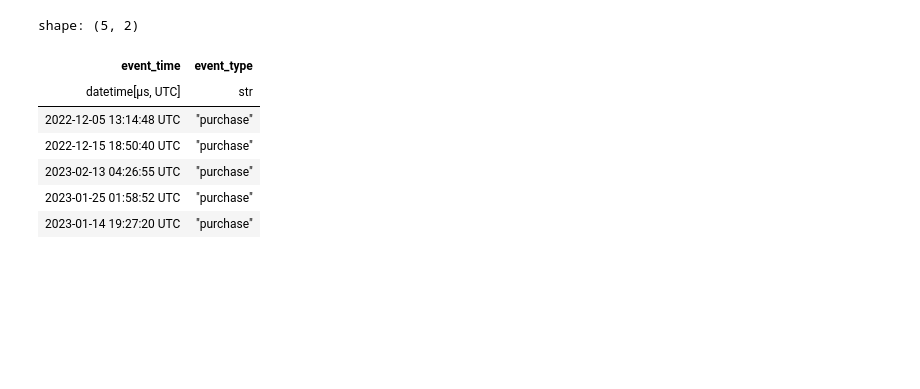
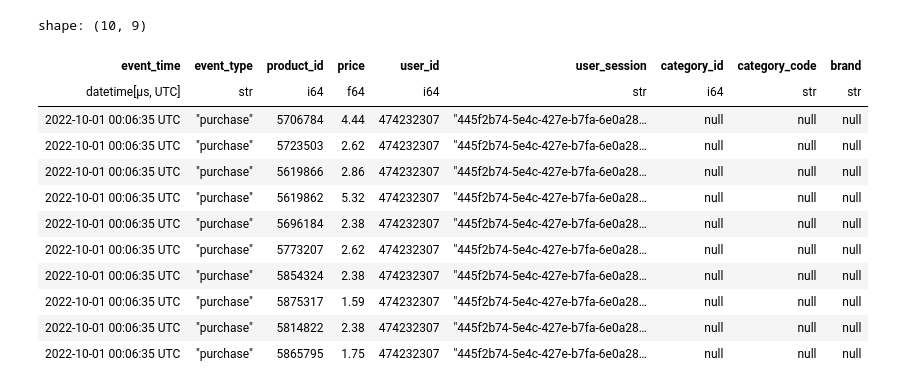
Before and after one commit to Numbersdontlie/Data-Science-Piscine, a Jupyter notebook: day3/ex01/ex01.ipynb, the cells around one changed output. Drawn from its saved outputs; the diff is of its cells as text; code cells hidden in the pictures; blank space fills up the shorter version.

```diff
--- a/day3/ex01/ex01.ipynb
+++ b/day3/ex01/ex01.ipynb
@@ -12,21 +29,35 @@ import vegafusion as vf
 # %%
-user = os.getenv('POSTGRES_USER')
-password = os.getenv('POSTGRES_PASSWORD')
-host = os.getenv('DB_HOST')
-port = os.getenv('DB_PORT')
-dbname = os.getenv('POSTGRES_DB')
-
-uri = f"postgresql://{user}:{password}@{host}:{port}/{dbname}"
-
-df_purchase = pl.read_database_uri("SELECT event_time, event_type FROM customers WHERE event_type LIKE 'purchase';", uri)
+# generate the dataframe
+with psycopg2.connect(
+    user=user,
+    password=password,
+    host=host,
+    port=port,
+    dbname=dbname,
+) as conn:
+    df_purchase = pl.read_database(
+        query,
+        conn,
+        infer_schema_length=10_000,
+        schema_overrides={
+            "product_id": pl.Int64,
+            "user_id": pl.Int64,
+            "price": pl.Float64,
+        },
+    )
 # %%
-df_purchase.head()
+df_purchase.head(10)
 # %% [output]
-shape: (5, 2)
+shape: (10, 9)
-| event_time | event_type |
-| datetime[μs, UTC] | str |
-| 2022-12-05 13:14:48 UTC | "purchase" |
-| 2022-12-15 18:50:40 UTC | "purchase" |
-| 2023-02-13 04:26:55 UTC | "purchase" |
-| 2023-01-25 01:58:52 UTC | "purchase" |
-| 2023-01-14 19:27:20 UTC | "purchase" |
+| event_time | event_type | product_id | price | user_id | user_session | category_id | category_code | brand |
+| datetime[μs, UTC] | str | i64 | f64 | i64 | str | i64 | str | str |
+| 2022-10-01 00:06:35 UTC | "purchase" | 5706784 | 4.44 | 474232307 | "445f2b74-5e4c-427e-b7fa-6e0a28… | null | null | null |
+| 2022-10-01 00:06:35 UTC | "purchase" | 5723503 | 2.62 | 474232307 | "445f2b74-5e4c-427e-b7fa-6e0a28… | null | null | null |
+| 2022-10-01 00:06:35 UTC | "purchase" | 5619866 | 2.86 | 474232307 | "445f2b74-5e4c-427e-b7fa-6e0a28… | null | null | null |
+| 2022-10-01 00:06:35 UTC | "purchase" | 5619862 | 5.32 | 474232307 | "445f2b74-5e4c-427e-b7fa-6e0a28… | null | null | null |
+| 2022-10-01 00:06:35 UTC | "purchase" | 5696184 | 2.38 | 474232307 | "445f2b74-5e4c-427e-b7fa-6e0a28… | null | null | null |
+| 2022-10-01 00:06:35 UTC | "purchase" | 5773207 | 2.62 | 474232307 | "445f2b74-5e4c-427e-b7fa-6e0a28… | null | null | null |
+| 2022-10-01 00:06:35 UTC | "purchase" | 5854324 | 2.38 | 474232307 | "445f2b74-5e4c-427e-b7fa-6e0a28… | null | null | null |
+| 2022-10-01 00:06:35 UTC | "purchase" | 5875317 | 1.59 | 474232307 | "445f2b74-5e4c-427e-b7fa-6e0a28… | null | null | null |
+| 2022-10-01 00:06:35 UTC | "purchase" | 5814822 | 2.38 | 474232307 | "445f2b74-5e4c-427e-b7fa-6e0a28… | null | null | null |
+| 2022-10-01 00:06:35 UTC | "purchase" | 5865795 | 1.75 | 474232307 | "445f2b74-5e4c-427e-b7fa-6e0a28… | null | null | null |
```
Also changed, not shown: parts of 8 cells of this notebook, 2 other files.
